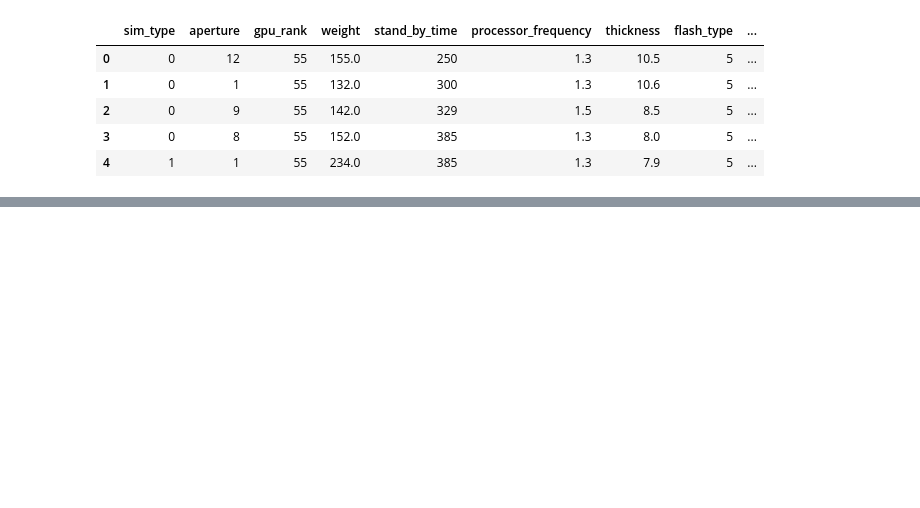
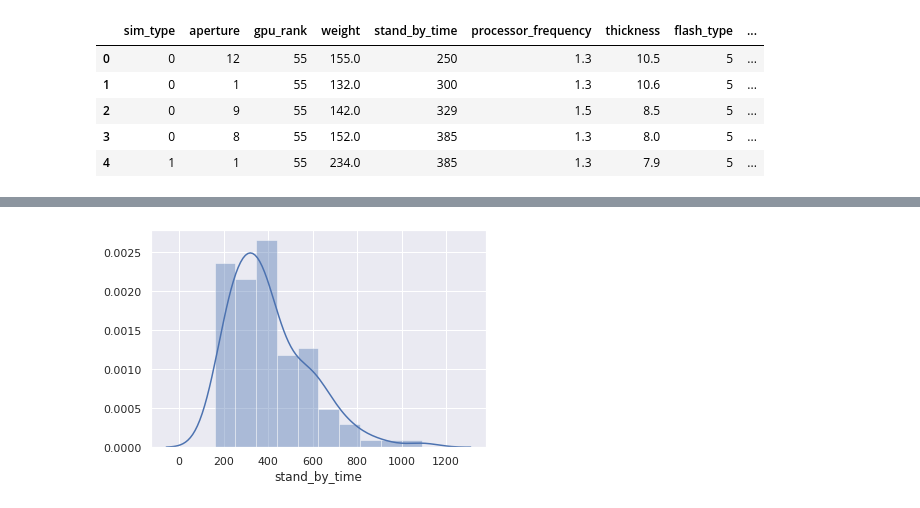
Before and after one commit to anuanu0-0/Deep-Learning, a Jupyter notebook: Getting-Started/python_basics.ipynb, the cells around one changed output, grey strips where cells are left out. Cells and saved outputs as stored; diff of their text form; code cells hidden in the pictures; blank space fills up the shorter version.

```diff
--- a/Getting-Started/python_basics.ipynb
+++ b/Getting-Started/python_basics.ipynb
@@ -747,0 +620,4 @@ ax = sns.scatterplot()
+# %%
+ax = sns.distplot(data["stand_by_time"])
+# %% [output]
+[figure, added]
```
Also changed, not shown: parts of 54 cells of this notebook.
